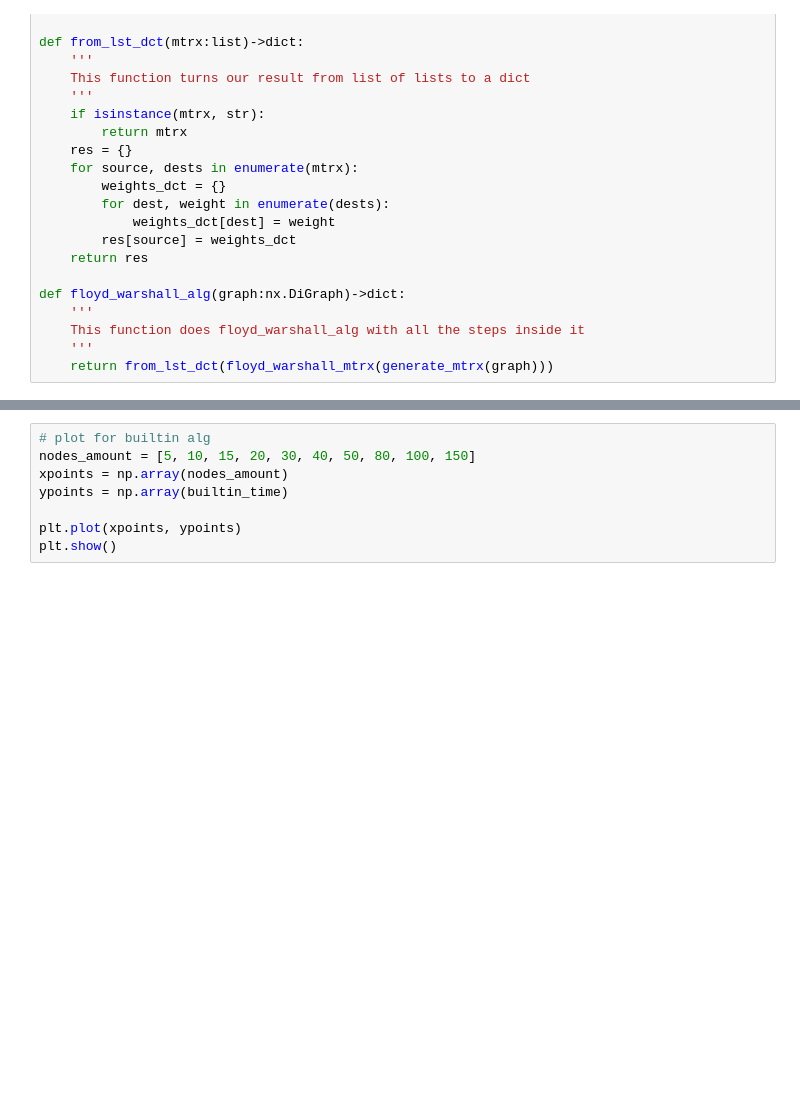
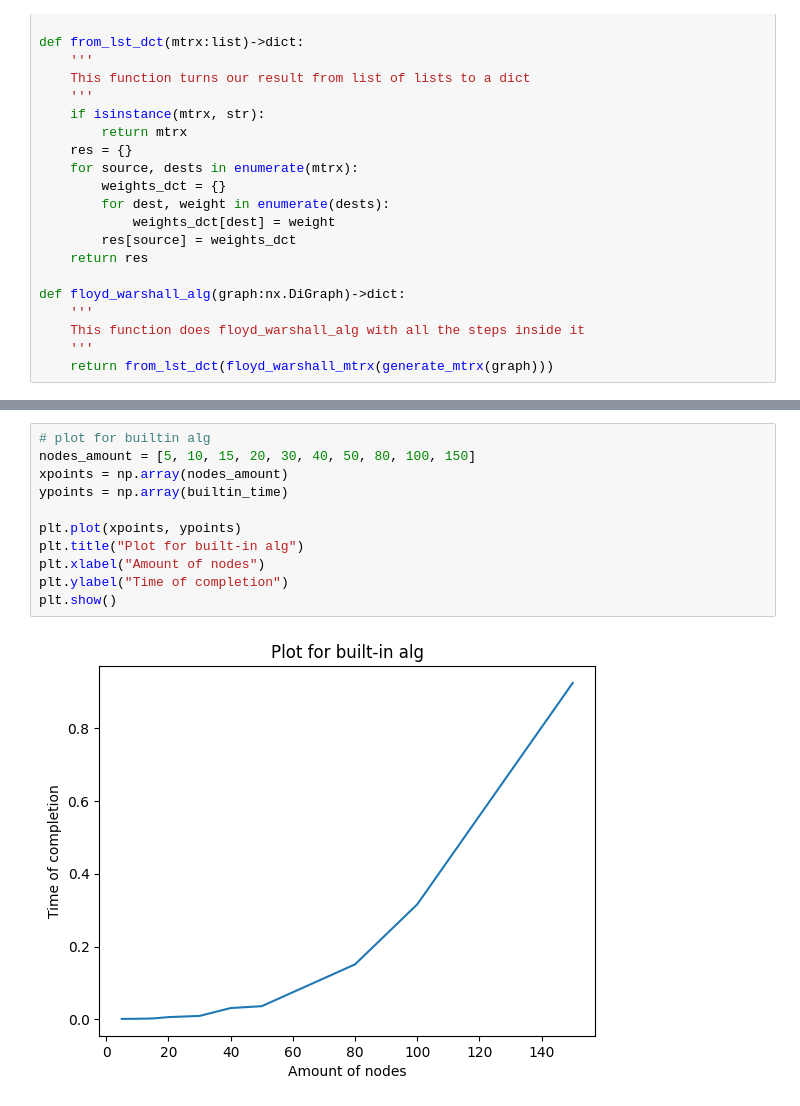
Before and after one commit to DoktorTomato/Team15_discrete_math_lab, a Jupyter notebook: floy_warshall_alg/floyd_warshal_alg.ipynb, the cells around one changed output, grey strips where cells are left out. Cells and saved outputs as stored; diff of their text form; blank space fills up the shorter version.

```diff
--- a/floy_warshall_alg/floyd_warshal_alg.ipynb
+++ b/floy_warshall_alg/floyd_warshal_alg.ipynb
@@ -195,8 +193,13 @@ True
 # %%
 # plot for builtin alg
 nodes_amount = [5, 10, 15, 20, 30, 40, 50, 80, 100, 150]
 xpoints = np.array(nodes_amount)
 ypoints = np.array(builtin_time)
 
 plt.plot(xpoints, ypoints)
+plt.title("Plot for built-in alg")
+plt.xlabel("Amount of nodes")
+plt.ylabel("Time of completion")
 plt.show()
+# %% [output]
+[figure, added]
```
Also changed, not shown: parts of 7 cells of this notebook.
